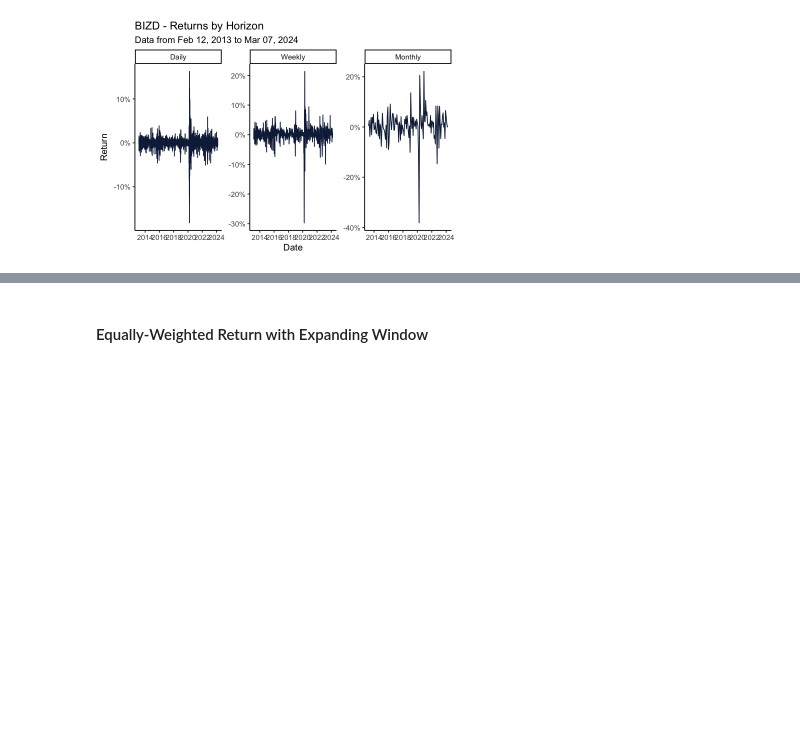
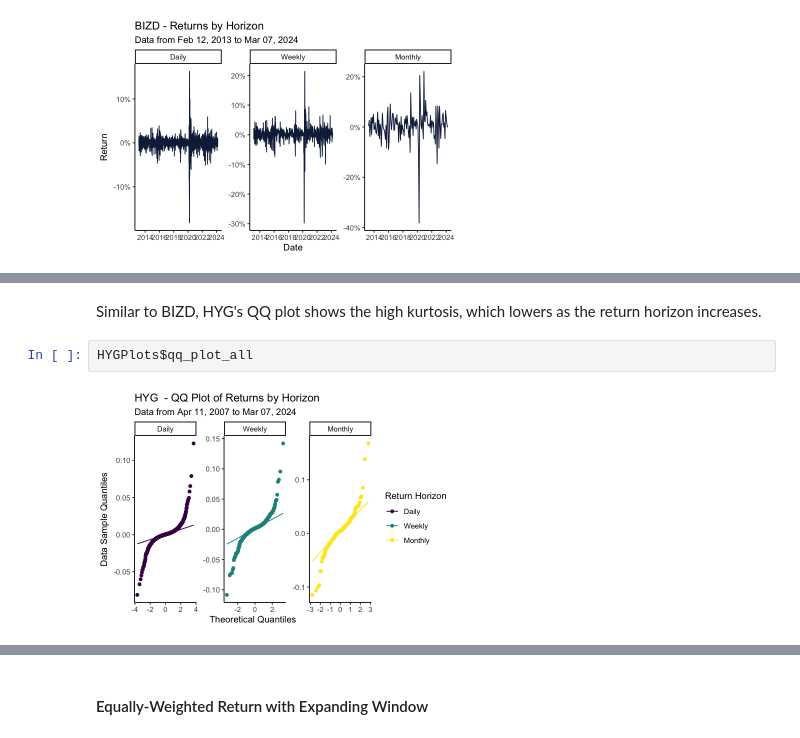
Before and after one commit to twood886/FINM33150_Quant_Trading_Project, a Jupyter notebook: Popat_Weekes_Wood_FINM33150_FinalProject.ipynb, the cells around one changed output, grey strips where cells are left out. Cells and saved outputs as stored; diff of their text form; blank space fills up the shorter version.

```diff
--- a/Popat_Weekes_Wood_FINM33150_FinalProject.ipynb
+++ b/Popat_Weekes_Wood_FINM33150_FinalProject.ipynb
@@ -387,0 +407,6 @@ BIZDPlots$return_plot_all
+# %% [markdown]
+Similar to BIZD, HYG's QQ plot shows the high kurtosis, which lowers as the return horizon increases.
+# %%
+HYGPlots$qq_plot_all
+# %% [output]
+[figure, added]
```
Also changed, not shown: parts of 13 cells of this notebook, 1 other file.
